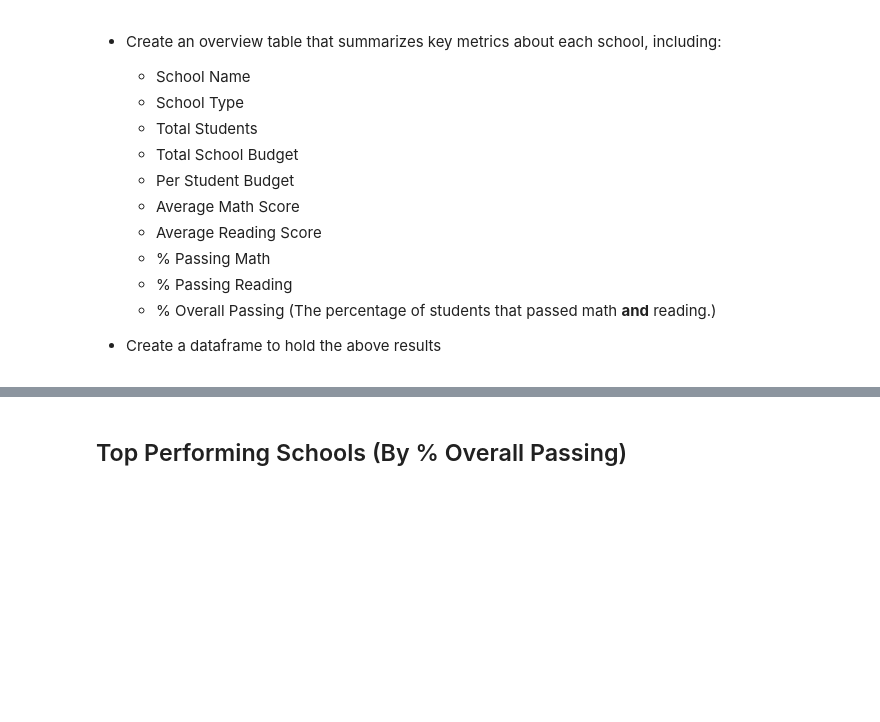
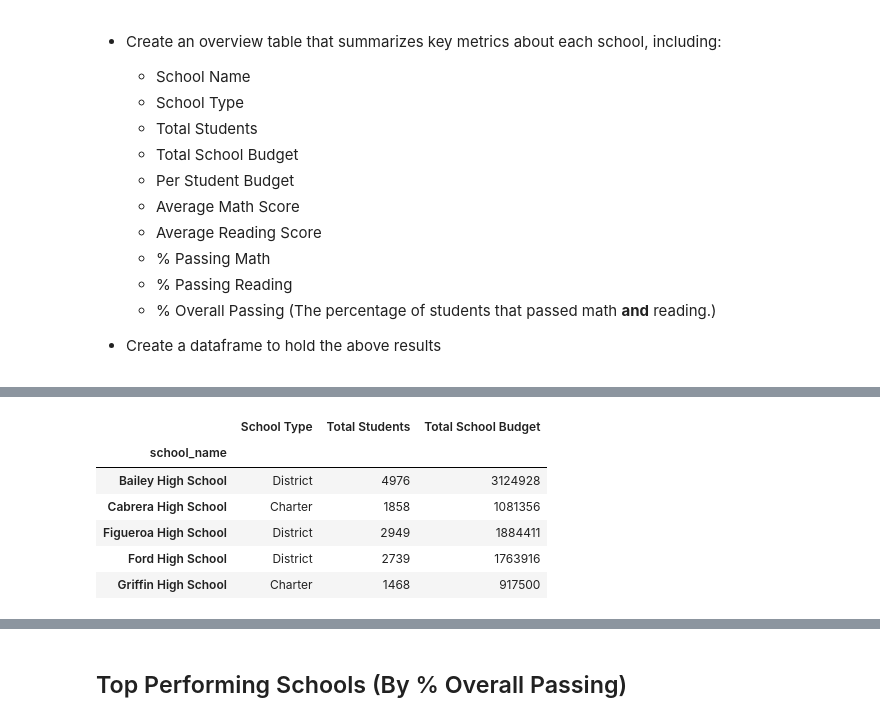
Before and after one commit to yperez0914/Pandas-Challenge, a Jupyter notebook: PyCitySchools/Analysis/main.ipynb, the cells around one changed output, grey strips where cells are left out. Saved outputs shown, nothing was run; the diff lists cells and outputs as text; code cells hidden in the pictures; blank space fills up the shorter version.

```diff
--- a/PyCitySchools/Analysis/main.ipynb
+++ b/PyCitySchools/Analysis/main.ipynb
@@ -286,0 +312,13 @@ district_summary_results_df
+# %%
+#Rename columns of grouped data frame
+renamed_sum_group_a_df = school_summary_a_df.rename(columns={"type":"School Type", "size":"Total Students", "budget":"Total School Budget"})
+
+renamed_sum_group_a_df.head()
+# %% [output]
+|  | School Type | Total Students | Total School Budget |
+| school_name |  |  |  |
+| Bailey High School | District | 4976 | 3124928 |
+| Cabrera High School | Charter | 1858 | 1081356 |
+| Figueroa High School | District | 2949 | 1884411 |
+| Ford High School | District | 2739 | 1763916 |
+| Griffin High School | Charter | 1468 | 917500 |
```
Also changed, not shown: parts of 3 cells of this notebook.
